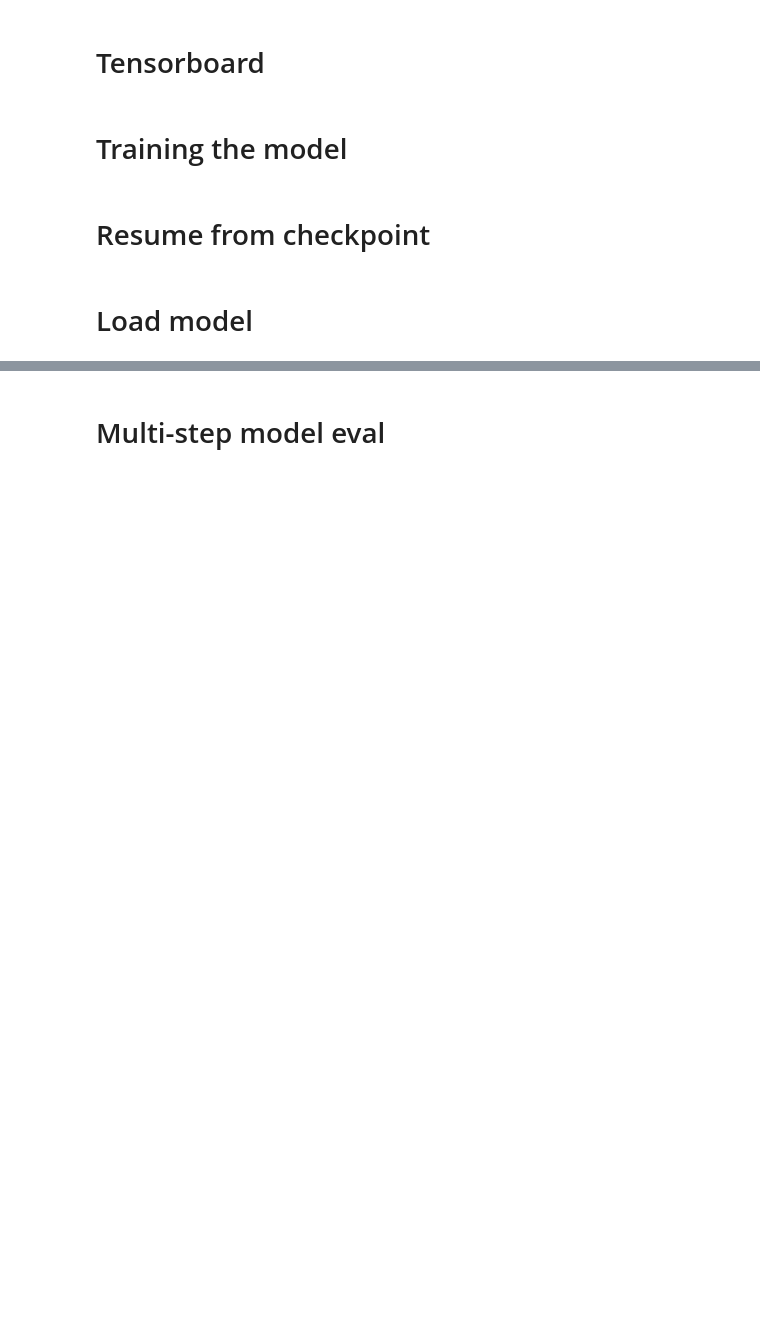
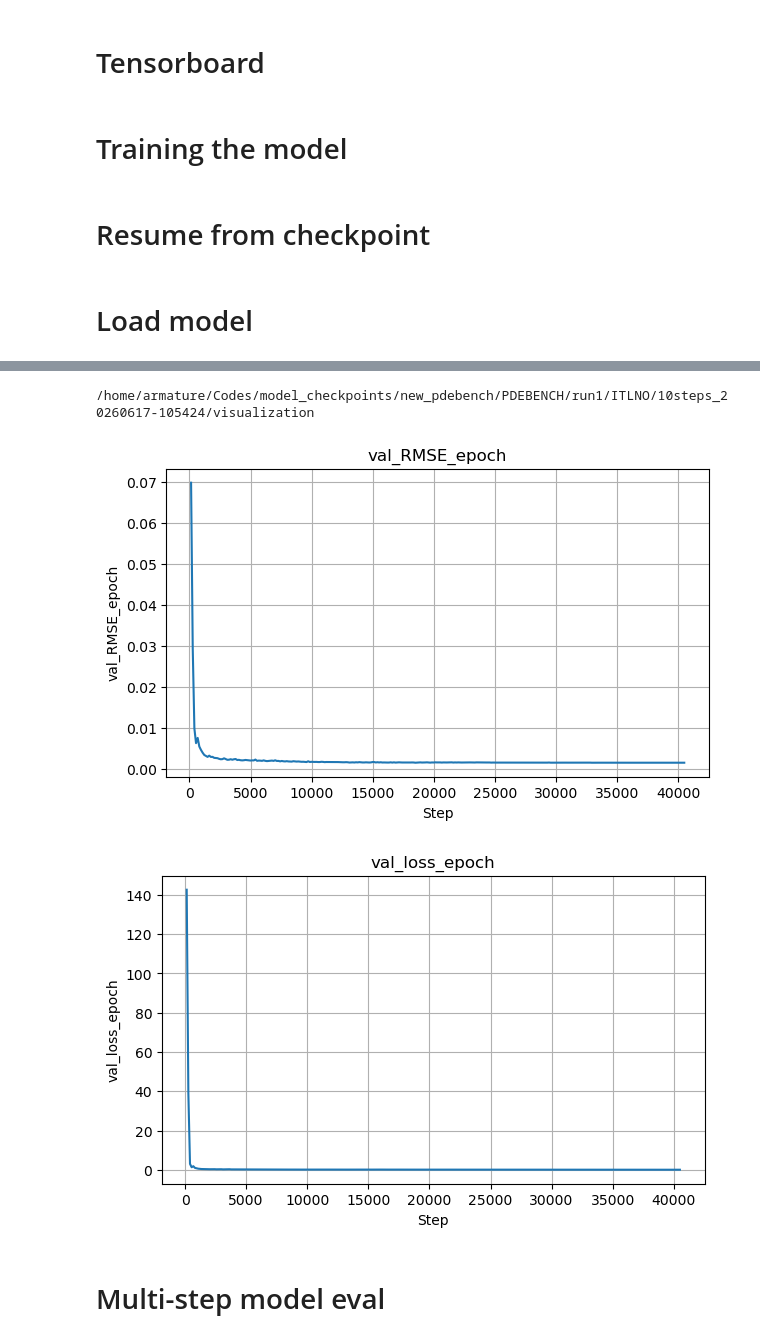
Before and after one commit to jerome-lux/PyNOP, a Jupyter notebook: notebooks/training_multistep.ipynb, the cells around one changed output, grey strips where cells are left out. Drawn from its saved outputs; the diff is of its cells as text; code cells hidden in the pictures; blank space fills up the shorter version.

```diff
--- a/notebooks/training_multistep.ipynb
+++ b/notebooks/training_multistep.ipynb
@@ -539,6 +701,7 @@ trainer.fit(
 # %% [markdown]
 # Load model
 # %%
-ckpt_file = Path("/media/jlux/SSD2/ReactionDiffusion/fullds/FNO_res/20260317-110727")
-checkpoint = torch.load(ckpt_file/ Path("best_val_loss.ckpt"))
+# ckpt_file = Path("/home/armature/Codes/model_checkpoints/new_pdebench/PDEBENCH/run1/FNOvanilla/10steps_20260618-100257")
+ckpt_file = run_dir
+checkpoint = torch.load(ckpt_file/ Path("best_val_RMSE.ckpt"))
 lightning_model.load_state_dict(checkpoint['state_dict'])
@@ -544,0 +727,25 @@ lightning_model.load_state_dict(checkpoint['state_dict'])
+# %%
+def load_tb_scalars(event_file):
+    ea = EventAccumulator(str(event_file))
+    ea.Reload()
+
+    tags = ea.Tags()["scalars"]
+    print("Available scalar tags:")
+    for tag in tags:
+        print(tag)
+
+    dfs = []
+    for tag in tags:
+        events = ea.Scalars(tag)
+        df = pd.DataFrame({
+            "step": [e.step for e in events],
+            "wall_time": [e.wall_time for e in events],
+            "tag": tag,
+            "value": [e.value for e in events],
+        })
+        dfs.append(df)
+
+    return pd.concat(dfs, ignore_index=True)
+# %%
+df_logs = load_tb_scalars(event_files[0])
+df_logs.head()
@@ -545,3 +776,28 @@ lightning_model.load_state_dict(checkpoint['state_dict'])
+# %%
+save_dir = ckpt_file / "visualization"
+save_dir.mkdir(exist_ok=True)
+
+print(save_dir)
+df_logs.to_csv(save_dir / "tensorboard_scalars.csv", index=False)
+# %% [output]
+/home/armature/Codes/model_checkpoints/new_pdebench/PDEBENCH/run1/ITLNO/10steps_20260617-105424/visualization
+# %%
+def plot_tag(df, tag):
+    d = df[df["tag"] == tag]
+
+    plt.figure(figsize=(7, 4))
+    plt.plot(d["step"], d["value"])
+    plt.xlabel("Step")
+    plt.ylabel(tag)
+    plt.title(tag)
+    plt.grid(True)
+    plt.show()
+# %%
+plot_tag(df_logs, "val_RMSE_epoch")
+plot_tag(df_logs, "val_loss_epoch")
+# %% [output]
+[figure, added]
+[figure, added]
 # %% [markdown]
 # Multi-step model eval
 # %%
```
Also changed, not shown: parts of 18 cells of this notebook, 1 other file.
